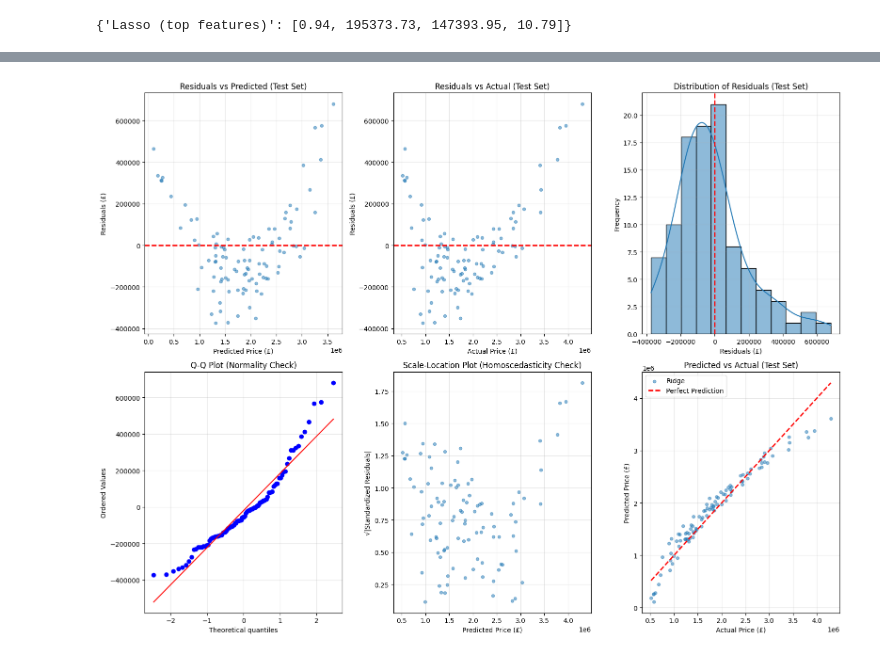
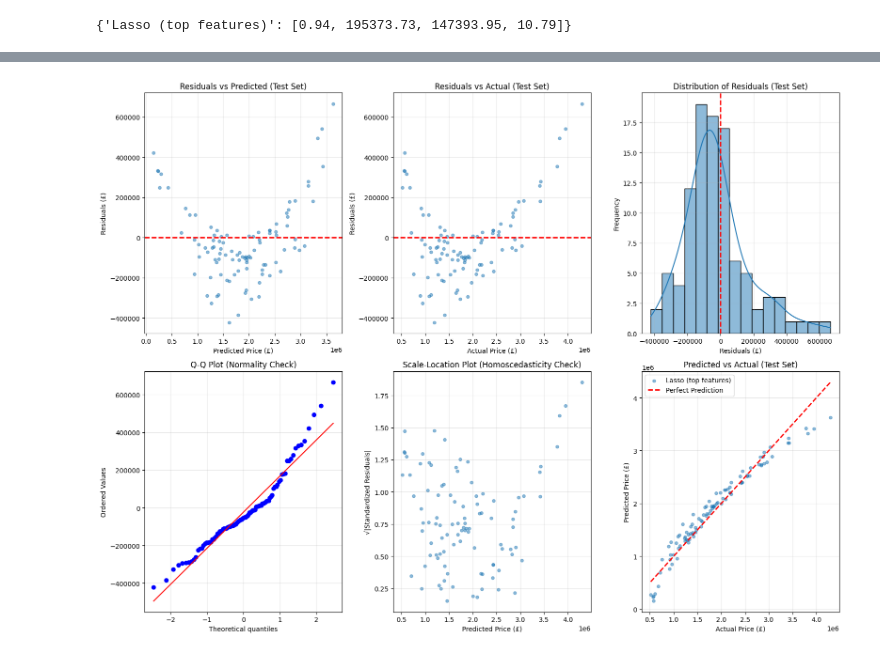
Before and after one commit to rsamconn/London-housing, a Jupyter notebook: test_reg_update.ipynb, the cells around one changed output, grey strips where cells are left out. Cells and saved outputs as stored; diff of their text form; code cells hidden in the pictures.

```diff
--- a/test_reg_update.ipynb
+++ b/test_reg_update.ipynb
@@ -376,13 +409,14 @@ What are the most important factors in determining the house price? Who can eval
 # %%
-lasso_coeff = best_models['Best Lasso (All)'].coef_
-
+# Extract and sort the coefficient data
+lasso_coeff = best_models['Best Lasso (All data)'].coef_
 lasso_coef_df = pd.DataFrame([evaluation_df.drop(columns=['Price (£)']).columns, lasso_coeff]).transpose()
 lasso_coef_df.columns=['Features', 'Coefficients']
 lasso_coef_df['Abs. Coeff.'] = np.abs(lasso_coef_df['Coefficients'])
-# lasso_coef_df.sort_values('Abs. Coeff.', ascending=False).reset_index(drop=True)
+
+# Plot the coefficients, sorted by absolute value
 plt.figure(figsize=(10, 8))
 plt.barh(lasso_coef_df.sort_values('Abs. Coeff.')['Features'],
-         lasso_coef_df.sort_values('Abs. Coeff.')['Abs. Coeff.'])
+         lasso_coef_df.sort_values('Abs. Coeff.')['Coefficients'])
 plt.xlabel('Coefficient Value')
 plt.title('Lasso Coefficients for all features')
 plt.grid(True, alpha=0.3)
@@ -434,8 +461,9 @@ Top params: {'alpha': 9.495}
 # %% [markdown]
 Evaluate the new model
 # %%
+lasso_top_preds = randomCV_lasso_top.best_estimator_.predict(X_eval_top)
 eval_models({'Lasso (top features)': randomCV_lasso_top.best_estimator_},
-            {'Lasso (top features)': randomCV_lasso_top.best_estimator_.predict(X_eval_top)},
+            {'Lasso (top features)': lasso_top_preds},
             y_eval)
 # %% [output]
 ----- Lasso (top features) -----
@@ -540,6 +558,6 @@ plot_residuals({'Lasso': y_eval - eval_set_preds['Best Lasso (All)']},
-# %%
-plot_residuals({'Ridge': y_eval - eval_set_preds['Best Ridge (All)']},
-                {'Ridge': eval_set_preds['Best Ridge (All)']},
-                y_eval)
-# %% [output]
-[figure, removed]
+# %%
+plot_residuals({'Lasso (top features)': y_eval - lasso_top_preds},
+                {'Lasso (top features)': lasso_top_preds},
+                y_eval)
+# %% [output]
+[figure, added]
```
Also changed, not shown: parts of 36 cells of this notebook.
